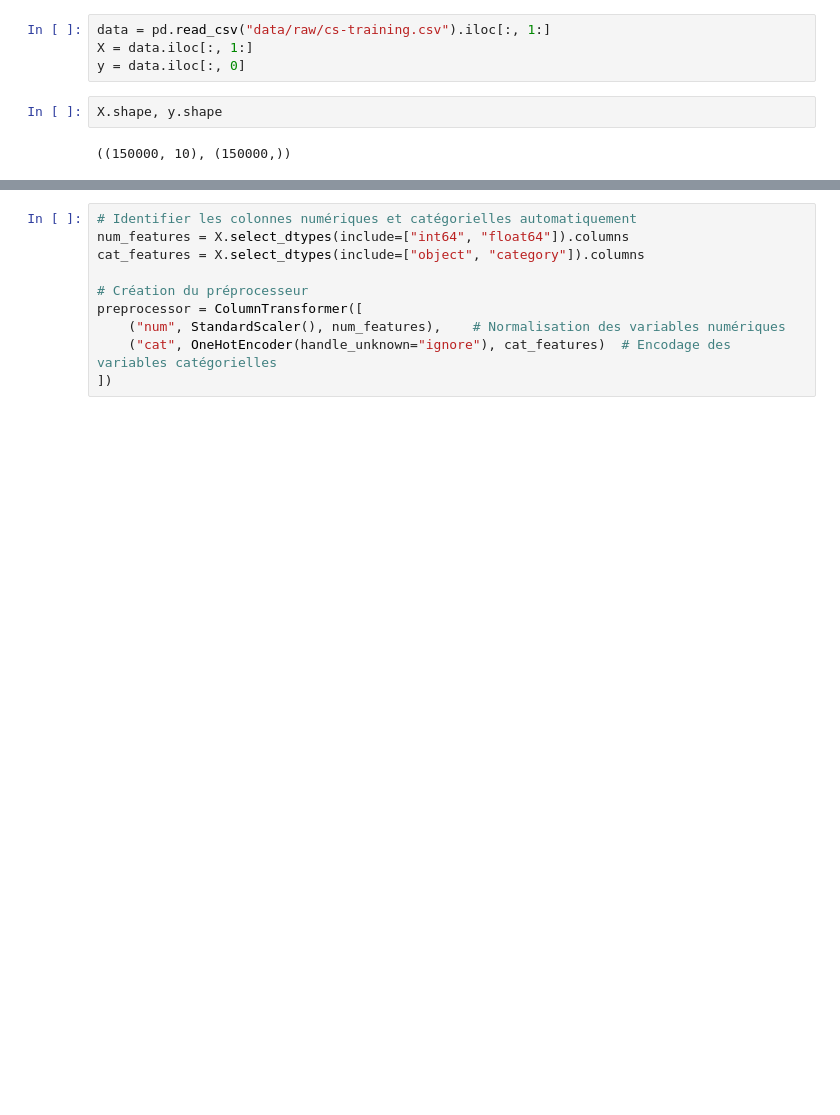
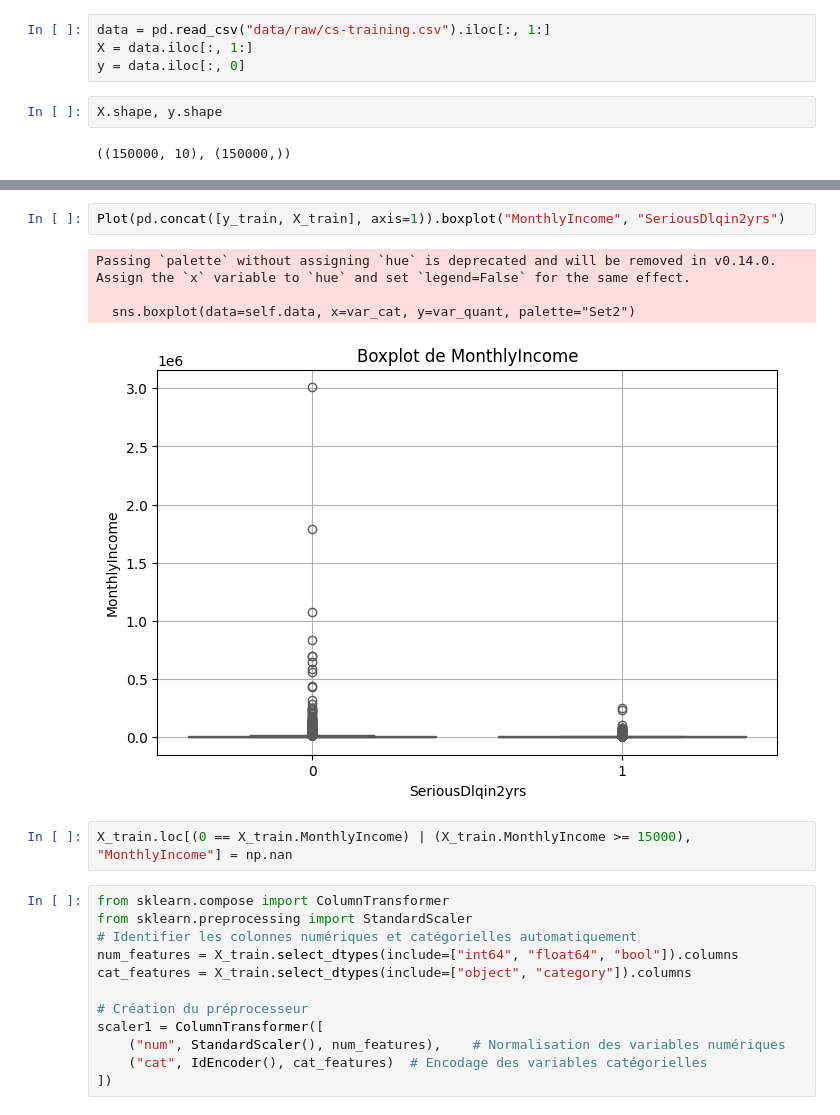
Before and after one commit to AmoussouKokou/cse, a Jupyter notebook: __main__.ipynb, the cells around one changed output, grey strips where cells are left out. Saved outputs shown, nothing was run; the diff lists cells and outputs as text; blank space fills up the shorter version.

Commit message:
évolution des fichiers création de l'evaluateur Disponibilité d'une fonction pour transformer les variables

```diff
--- a/__main__.ipynb
+++ b/__main__.ipynb
@@ -23,10 +61,21 @@ X_train, X_test, y_train, y_test = train_test_split(X, y, test_size=0.2, random_
+# %%
+Plot(pd.concat([y_train, X_train], axis=1)).boxplot("MonthlyIncome", "SeriousDlqin2yrs")
+# %% [output]
+Passing `palette` without assigning `hue` is deprecated and will be removed in v0.14.0. Assign the `x` variable to `hue` and set `legend=False` for the same effect.
+
+  sns.boxplot(data=self.data, x=var_cat, y=var_quant, palette="Set2")
+[figure, added]
+# %%
+X_train.loc[(0 == X_train.MonthlyIncome) | (X_train.MonthlyIncome >= 15000), "MonthlyIncome"] = np.nan
 # %%
+from sklearn.compose import ColumnTransformer
+from sklearn.preprocessing import StandardScaler
 # Identifier les colonnes numériques et catégorielles automatiquement
-num_features = X.select_dtypes(include=["int64", "float64"]).columns
-cat_features = X.select_dtypes(include=["object", "category"]).columns
+num_features = X_train.select_dtypes(include=["int64", "float64", "bool"]).columns
+cat_features = X_train.select_dtypes(include=["object", "category"]).columns
 
 # Création du préprocesseur
-preprocessor = ColumnTransformer([
+scaler1 = ColumnTransformer([
     ("num", StandardScaler(), num_features),    # Normalisation des variables numériques
-    ("cat", OneHotEncoder(handle_unknown="ignore"), cat_features)  # Encodage des variables catégorielles
+    ("cat", IdEncoder(), cat_features)  # Encodage des variables catégorielles
 ])
```
Also changed, not shown: parts of 30 cells of this notebook, 5 other files.
